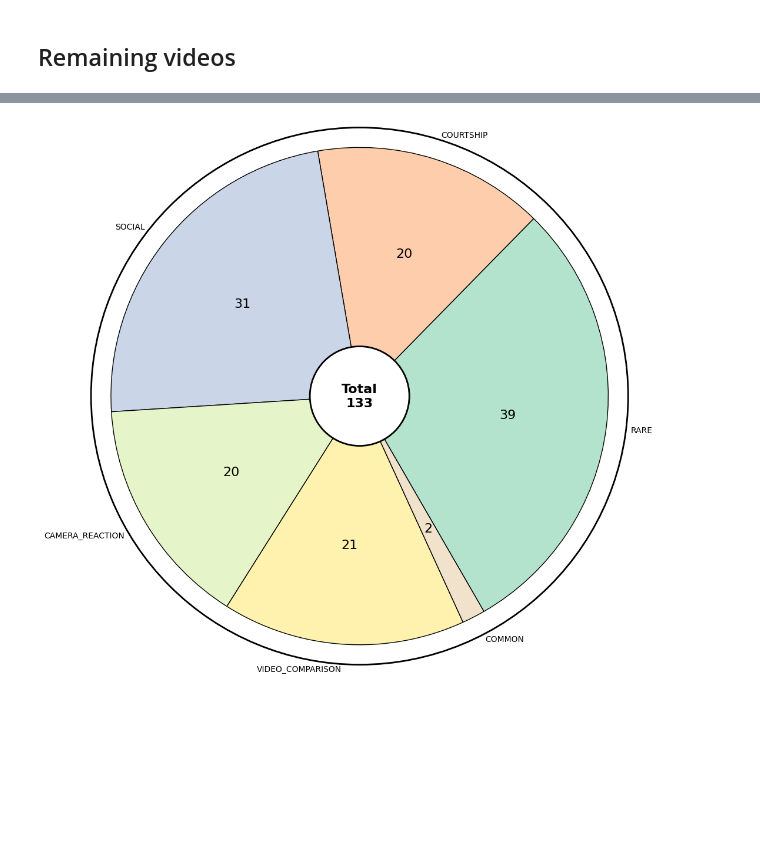
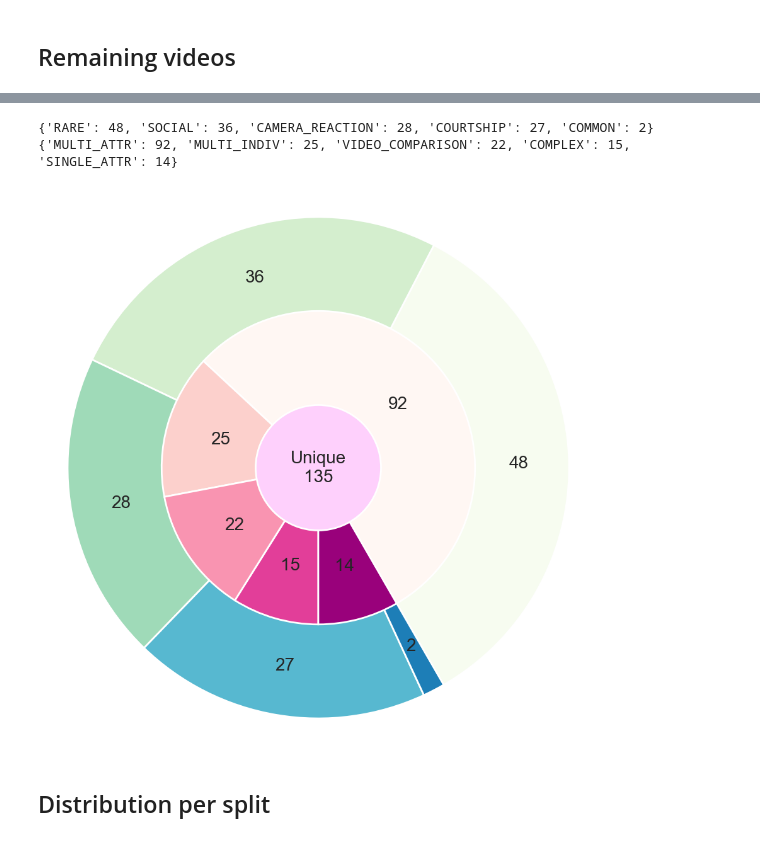
Before and after one commit to eceo-epfl/prompting-mammalps, a Jupyter notebook: benchmark/QueriesAnalysis.ipynb, the cells around one changed output, grey strips where cells are left out. Cells and saved outputs as stored; diff of their text form; code cells hidden in the pictures; blank space fills up the shorter version.

```diff
--- a/benchmark/QueriesAnalysis.ipynb
+++ b/benchmark/QueriesAnalysis.ipynb
@@ -7,5 +8,5 @@ from pathlib import Path
 # %%
-with open("queries_and_videos.json", "r") as f:
+with open("queries_and_videos_test.json", "r") as f:
     queries_and_videos = json.load(f)
 # %%
 queries = [q for cat in queries_and_videos for q in queries_and_videos[cat]]
@@ -139,40 +165,81 @@ len(set(all_video_ids))
+# %%
+with open("../benchmark/query_categories.json", "r") as f:
+    queries_cat = json.load(f)
 # %%
 import matplotlib.cm as cm
 
 # Count the number of queries per category
-category_counts = {cat: len(queries_and_videos[cat]) for cat in queries_and_videos}
+category_counts = {cat: len(queries_cat["ECOLOGY"][cat]) for cat in queries_cat["ECOLOGY"]}
+category_counts = {k: v for k, v in sorted(category_counts.items(), key=lambda item: item[1], reverse=True)}
 labels = list(category_counts.keys())
 sizes = list(category_counts.values())
-total_queries = sum(sizes)
+total_queries = len(queries)
+print(category_counts)
 
 # Choose a colormap
-cmap = cm.get_cmap('Pastel2')
+cmap = cm.get_cmap('GnBu')
 colors = [cmap(i / len(labels)) for i in range(len(labels))]
 
 # Pie chart with number labels and black edge color
-fig, ax = plt.subplots(figsize=(12, 12))
+fig, ax = plt.subplots(figsize=(9, 9))
 wedges, texts, autotexts = ax.pie(
     sizes,
-    labels=labels,
-    autopct=lambda pct: f"{int(round(pct * total_queries / 100))}",
+    #labels=labels,
+    radius=.8,
+    autopct=lambda pct: f"{int(round(pct * sum(sizes) / 100))}",
     startangle=300,
+    pctdistance=.8,
     colors=colors,
-    wedgeprops=dict(edgecolor='black')
+    wedgeprops=dict(edgecolor='white', linewidth=2)
 )
 
 # Increase the font size of the number labels on the pie chart
 for autotext in autotexts:
-    autotext.set_fontsize(16)  # Adjust the value as needed
+    autotext.set_fontsize(20)  # Adjust the value as needed
+# for autotext in autotexts[:-1]:
+#    autotext.set_color("white")
+
+category_counts = {cat: len(queries_cat["VISION"][cat]) for cat in queries_cat["VISION"]}
+category_counts = {k: v for k, v in sorted(category_counts.items(), key=lambda item: item[1], reverse=True)}
+labels = list(category_counts.keys())
+sizes = list(category_counts.values())
+total_queries = len(queries)
+
+# Choose a colormap
+cmap = cm.get_cmap('RdPu')
+colors = [cmap(i / len(labels)) for i in range(len(labels))]
+print(category_counts)
+# Pie chart with number labels and black edge color
+wedges, texts, autotexts = ax.pie(
+    sizes,
+    radius=.5,
+    pctdistance=.65,
+    autopct=lambda pct: f"{int(round(pct *  sum(sizes) / 100))}",
+    startangle=300,
+    colors=colors,
+    wedgeprops=dict(edgecolor='white', linewidth=2)
+)
+
+# Increase the font size of the number labels on the pie chart
+for autotext in autotexts:
+    autotext.set_fontsize(20)  # Adjust the value as needed
+# for autotext in autotexts[:-1]:
+#     autotext.set_color("white")
 
 # Draw a circle at the center with total number of queries
-centre_circle = plt.Circle((0, 0), 0.20, fc="white", ec="black", linewidth=2)
+centre_circle = plt.Circle((0, 0), 0.20, fc="xkcd:pale mauve", ec="white", linewidth=2)
 ax.add_artist(centre_circle)
-ax.text(0, 0, f"Total\n{total_queries}", ha='center', va='center', fontsize=16, fontweight='bold')
-
-outer_circle = plt.Circle((0, 0), 1.08, color='black', fill=False, linewidth=2)
-ax.add_artist(outer_circle)
+ax.text(0, 0, f"Unique\n{total_queries}", ha='center', va='center', fontsize=20)#, fontweight='bold')
 
 plt.axis('equal')
+
+plt.tight_layout()
+fig.savefig("queries_distribution.svg", transparent=True)
+
 plt.show()
 # %% [output]
+{'RARE': 48, 'SOCIAL': 36, 'CAMERA_REACTION': 28, 'COURTSHIP': 27, 'COMMON': 2}
+{'MULTI_ATTR': 92, 'MULTI_INDIV': 25, 'VIDEO_COMPARISON': 22, 'COMPLEX': 15, 'SINGLE_ATTR': 14}
-[figure, old version]
+[figure, new version]
+# %% [markdown]
+## Distribution per split
```
Also changed, not shown: parts of 21 cells of this notebook, 2 other files.
